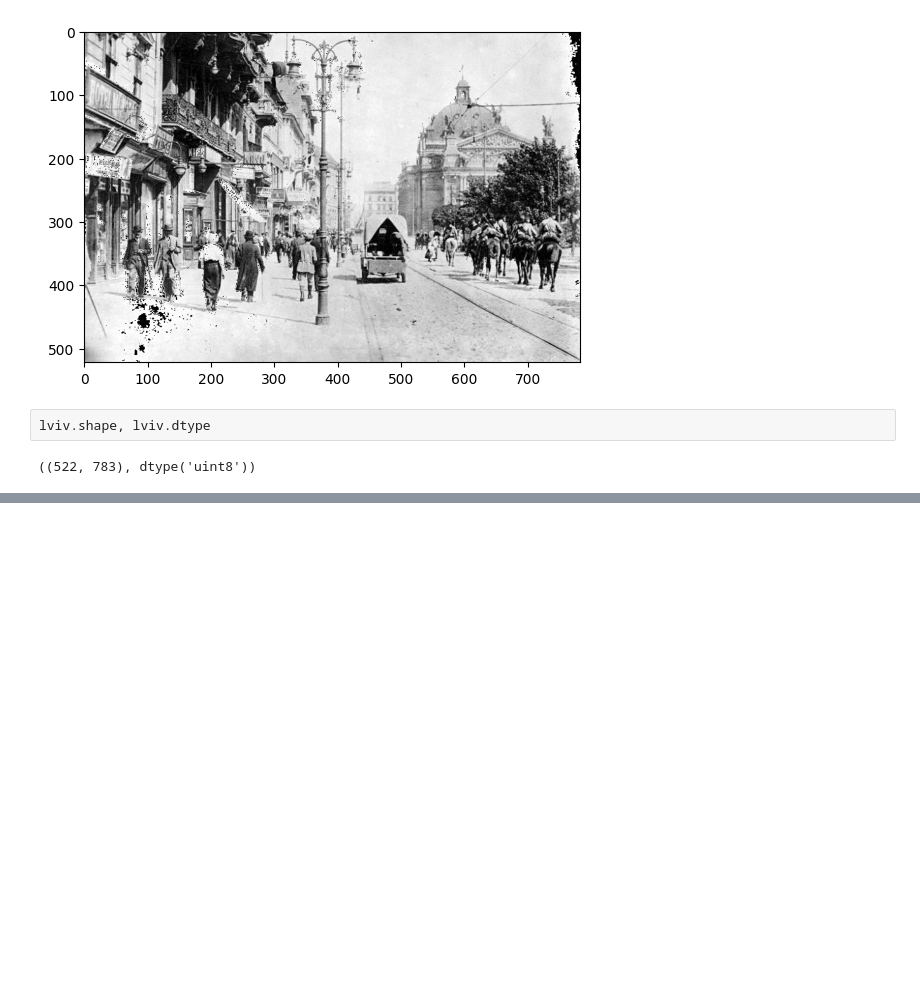
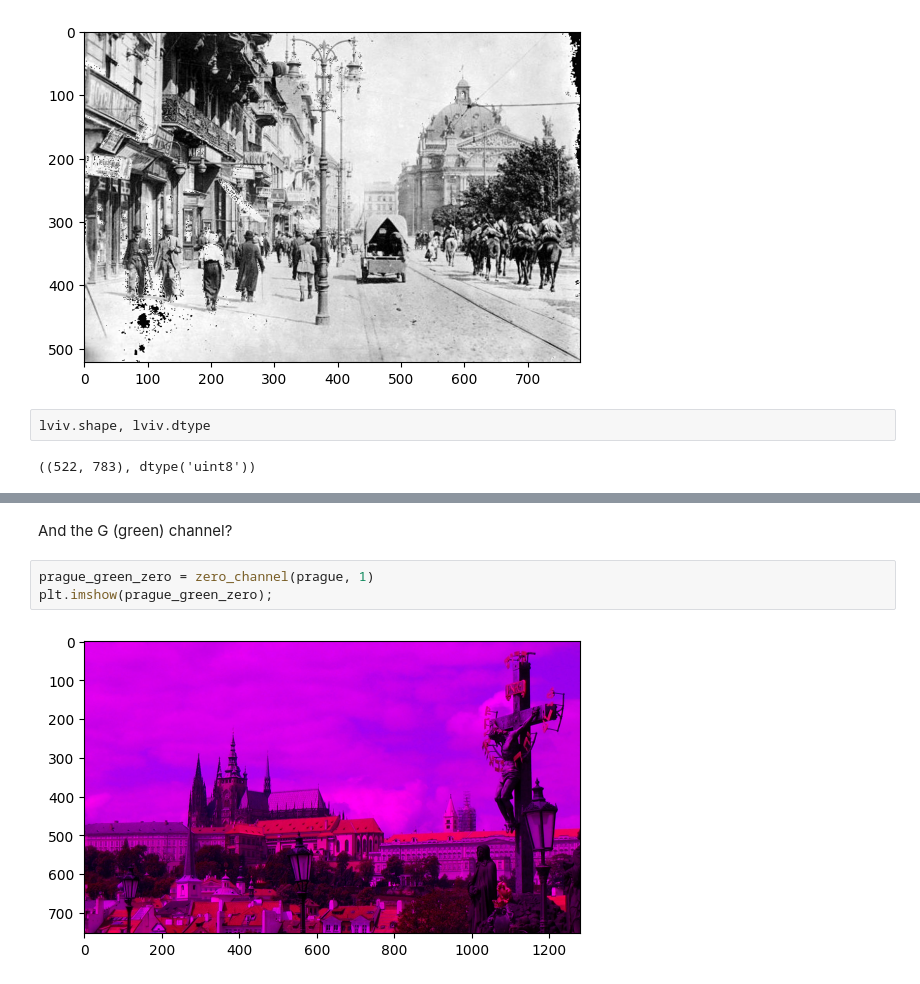
Before and after one commit to Hubert1225/New-Numpy-Matplotlib-examples, a Jupyter notebook: part-3-image-processing/1-analysis-and-edge-detection.ipynb, the cells around one changed output, grey strips where cells are left out. Drawn from its saved outputs; the diff is of its cells as text; blank space fills up the shorter version.

```diff
--- a/part-3-image-processing/1-analysis-and-edge-detection.ipynb
+++ b/part-3-image-processing/1-analysis-and-edge-detection.ipynb
@@ -45,0 +63,7 @@ lviv.shape, lviv.dtype
+# %% [markdown]
+And the G (green) channel?
+# %%
+prague_green_zero = zero_channel(prague, 1)
+plt.imshow(prague_green_zero);
+# %% [output]
+[figure, added]
```
Also changed, not shown: parts of 24 cells of this notebook.
